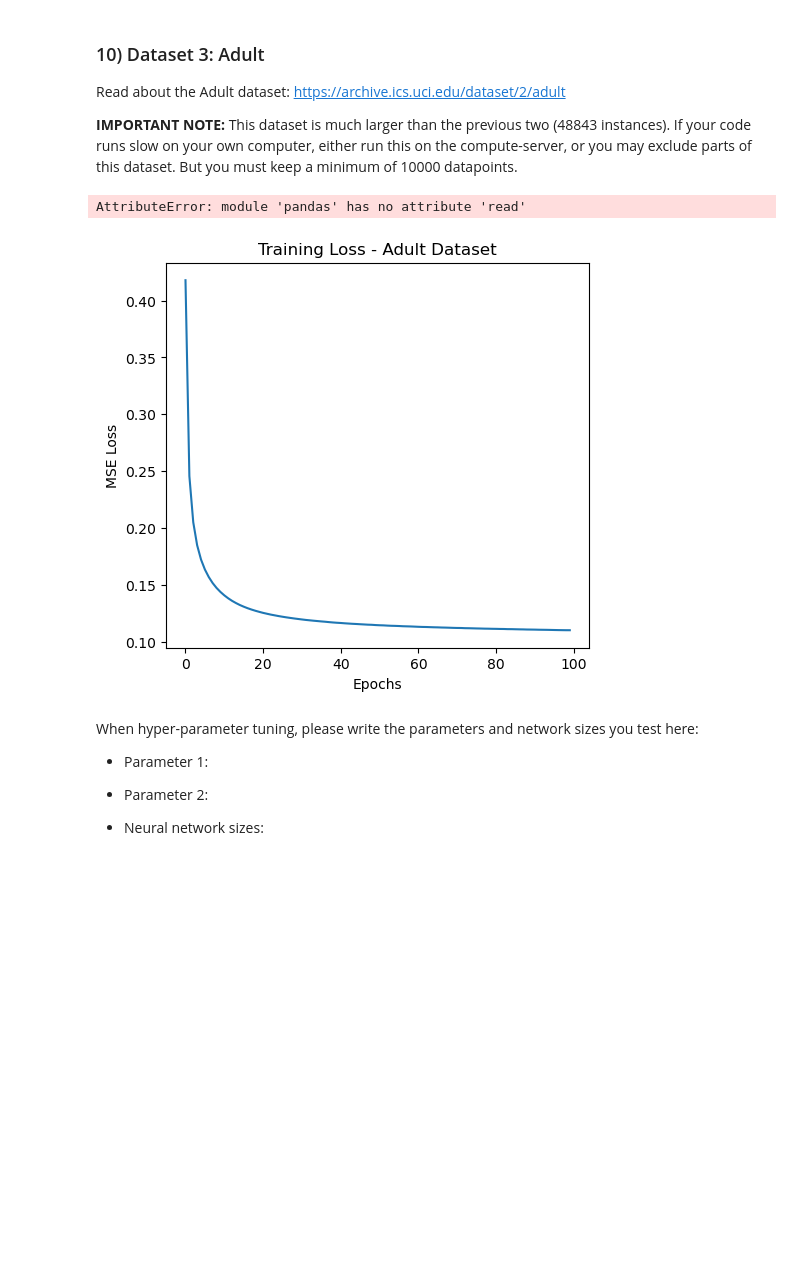
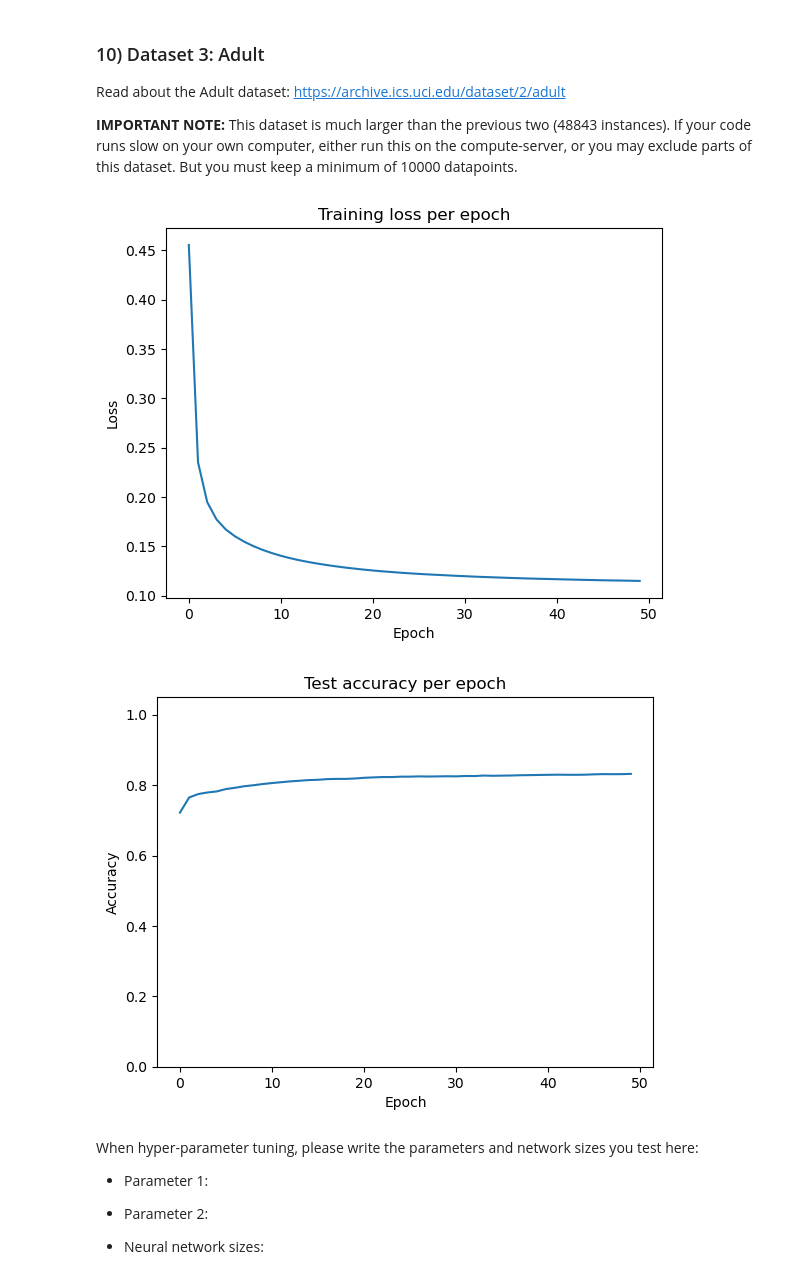
Before and after one commit to EdiOne07/Neural_Network, a Jupyter notebook: ML-Assignment 3/ML-Assignment 3 - Student names.ipynb, the cells around one changed output. Drawn from its saved outputs; the diff is of its cells as text; code cells hidden in the pictures; blank space fills up the shorter version.

```diff
--- a/ML-Assignment 3/ML-Assignment 3 - Student names.ipynb
+++ b/ML-Assignment 3/ML-Assignment 3 - Student names.ipynb
@@ -671,49 +667,51 @@ Read about the Adult dataset: https://archive.ics.uci.edu/dataset/2/adult
 # %%
 from sklearn import preprocessing # For one-hot-encoding and scaling if needed
 from sklearn.model_selection import train_test_split
 
 dataset_3 = pd.read_csv("adult.csv",na_values="?")
 dataset_3=dataset_3.dropna()
 x_features_raw=dataset_3.iloc[:,:-1]
 y_target_raw=dataset_3.iloc[:,-1]
 le=preprocessing.LabelEncoder()
 y_target_encoded=le.fit_transform(y_target_raw)
 y_one_hot=np.eye(2)[y_target_encoded]
 x_features_numerical=pd.get_dummies(x_features_raw)
 x=x_features_numerical.values.astype(float)
 scaler=preprocessing.StandardScaler()
 x_scaled=scaler.fit_transform(x)
 x_train,x_test,y_train,y_test=train_test_split(x_scaled,y_one_hot,test_size=0.2)
 input_dim=x_train.shape[1]
 neural_network=NeuralNet(input_dim=input_dim, output_dim=2, neurons=[32,16])
-loss_history = neural_network.train_net(x_train, y_train, epochs=100, learning_rate=0.001)
-plt.figure(figsize=(12, 5))
+epochs = 50
+loss_history = []
+acc_history  = []
 
-# Plot Loss
-plt.subplot(1, 2, 1)
+for ep in range(epochs):
+    loss_ep = neural_network.train_net(x_train, y_train, batch_size=32, epochs=1, learning_rate=1e-3)
+
+    loss_history.append(loss_ep[0])
+
+
+    acc = calc_acc(neural_network, x_test, y_test)
+    acc_history.append(acc)
+
+plt.figure()
 plt.plot(loss_history)
-plt.title('Training Loss - Adult Dataset')
-plt.xlabel('Epochs')
-plt.ylabel('MSE Loss')
+plt.title("Training loss per epoch")
+plt.xlabel("Epoch")
+plt.ylabel("Loss")
+plt.show()
 
-# Plot Accuracy (Optional: you can calculate this per epoch if your train_net supports it)
-# For now, let's just get the final test accuracy
-preds = np.argmax(neural_network.forward(x_test), axis=1)
-real = np.argmax(y_test, axis=1)
-print(f"Final Test Accuracy: {np.mean(preds == real) * 100:.2f}%")
-# TODO: Preprocess the data.
-# NOTE: You can choose how to handle data with missing values. Either remove or "fix" the missing data.
-
-# TODO: Split the data into train and test
-
-# TODO: Train a neural network on the data
-
-# TODO: Visualize the loss for each epoch
-
-# TODO: Visulaize the test accuracy for each epoch
+plt.figure()
+plt.plot(acc_history)
+plt.title("Test accuracy per epoch")
+plt.xlabel("Epoch")
+plt.ylabel("Accuracy")
+plt.ylim(0, 1.05)
+plt.show()
 # %% [output]
-AttributeError: module 'pandas' has no attribute 'read'
-[figure, old version]
+[figure, new version]
+[figure, added]
 # %% [markdown]
 When hyper-parameter tuning, please write the parameters and network sizes you test here:
 
```
Also changed, not shown: parts of 2 cells of this notebook.
